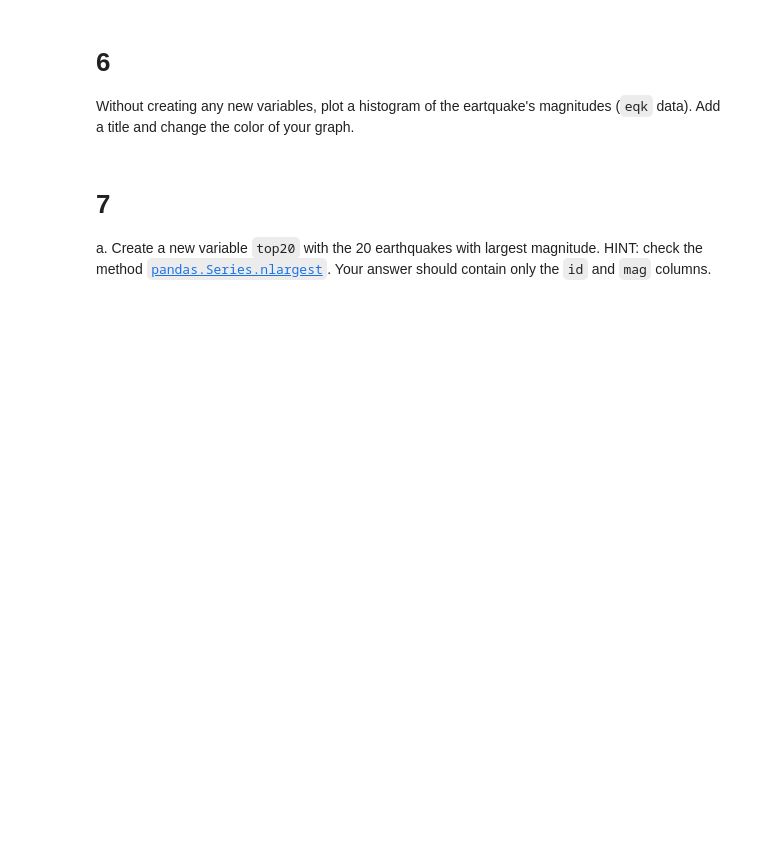
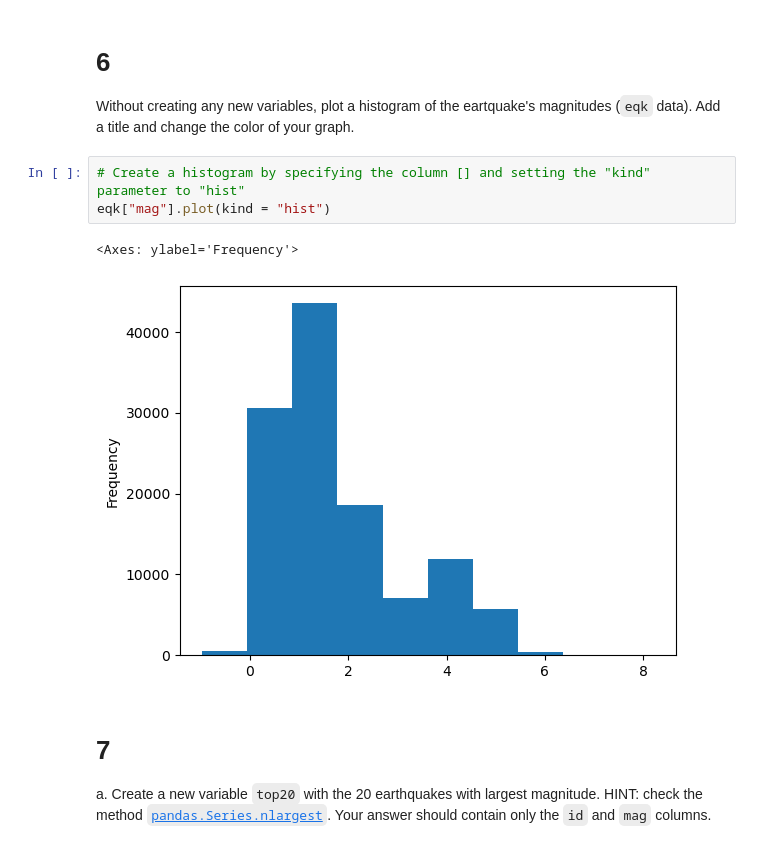
Before and after one commit to vedikaS-byte/eds220-hwk1, a Jupyter notebook: task3/hwk1-task3-earthquakes.ipynb, the cells around one changed output. Drawn from its saved outputs; the diff is of its cells as text; blank space fills up the shorter version.

```diff
--- a/task3/hwk1-task3-earthquakes.ipynb
+++ b/task3/hwk1-task3-earthquakes.ipynb
@@ -191,6 +179,12 @@ q5 results:
 
 # 6
 Without creating any new variables, plot a histogram of the eartquake's magnitudes (`eqk` data). Add a title and change the color of your graph.
+# %%
+# Create a histogram by specifying the column [] and setting the "kind" parameter to "hist"
+eqk["mag"].plot(kind = "hist")
+# %% [output]
+<Axes: ylabel='Frequency'>
+[figure, added]
 # %% [markdown]
 <!-- END QUESTION -->
 
```
Also changed, not shown: parts of 5 cells of this notebook.
